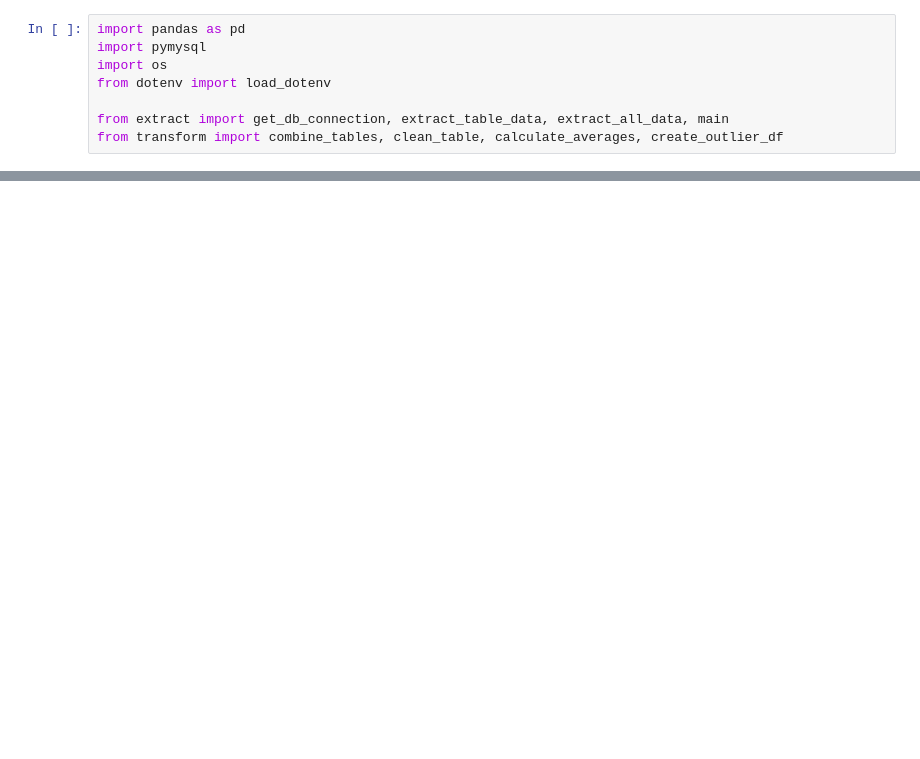
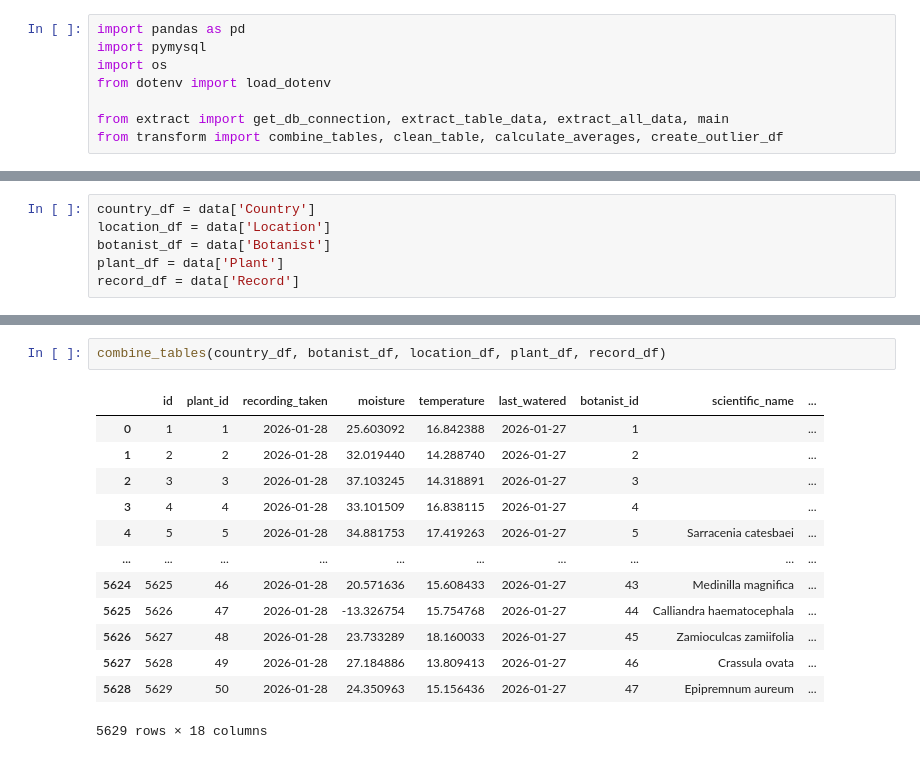
Before and after one commit to 11wduong/Coursework-Advanced-Data-Week-5, a Jupyter notebook: archive_pipeline/transform.ipynb, the cells around one changed output, grey strips where cells are left out. Drawn from its saved outputs; the diff is of its cells as text; blank space fills up the shorter version.

```diff
--- a/archive_pipeline/transform.ipynb
+++ b/archive_pipeline/transform.ipynb
@@ -14,0 +33,6 @@ KeyboardInterrupt:
+# %%
+country_df = data['Country']
+location_df = data['Location']
+botanist_df = data['Botanist']
+plant_df = data['Plant']
+record_df = data['Record']
@@ -14,0 +57,16 @@ KeyboardInterrupt:
+# %%
+combine_tables(country_df, botanist_df, location_df, plant_df, record_df)
+# %% [output]
+|  | id | plant_id | recording_taken | moisture | temperature | last_watered | botanist_id | scientific_name | ... |
+| 0 | 1 | 1 | 2026-01-28 | 25.603092 | 16.842388 | 2026-01-27 | 1 |  | ... |
+| 1 | 2 | 2 | 2026-01-28 | 32.019440 | 14.288740 | 2026-01-27 | 2 |  | ... |
+| 2 | 3 | 3 | 2026-01-28 | 37.103245 | 14.318891 | 2026-01-27 | 3 |  | ... |
+| 3 | 4 | 4 | 2026-01-28 | 33.101509 | 16.838115 | 2026-01-27 | 4 |  | ... |
+| 4 | 5 | 5 | 2026-01-28 | 34.881753 | 17.419263 | 2026-01-27 | 5 | Sarracenia catesbaei | ... |
+| ... | ... | ... | ... | ... | ... | ... | ... | ... | ... |
+| 5624 | 5625 | 46 | 2026-01-28 | 20.571636 | 15.608433 | 2026-01-27 | 43 | Medinilla magnifica | ... |
+| 5625 | 5626 | 47 | 2026-01-28 | -13.326754 | 15.754768 | 2026-01-27 | 44 | Calliandra haematocephala | ... |
+| 5626 | 5627 | 48 | 2026-01-28 | 23.733289 | 18.160033 | 2026-01-27 | 45 | Zamioculcas zamiifolia | ... |
+| 5627 | 5628 | 49 | 2026-01-28 | 27.184886 | 13.809413 | 2026-01-27 | 46 | Crassula ovata | ... |
+| 5628 | 5629 | 50 | 2026-01-28 | 24.350963 | 15.156436 | 2026-01-27 | 47 | Epipremnum aureum | ... |
+5629 rows × 18 columns
```
Also changed, not shown: parts of 8 cells of this notebook, 1 other file.
